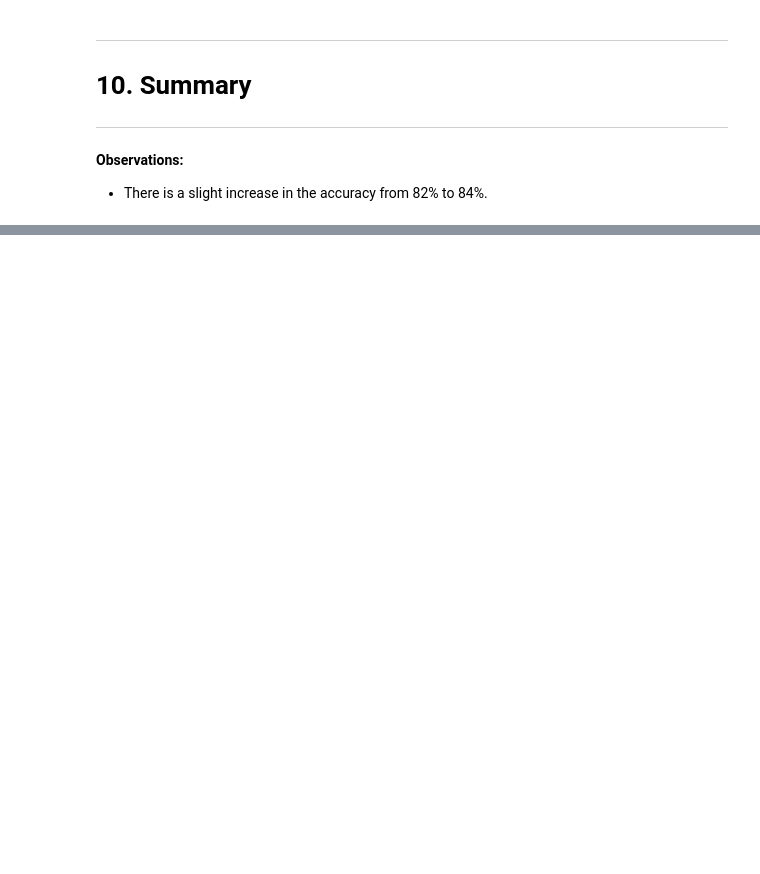
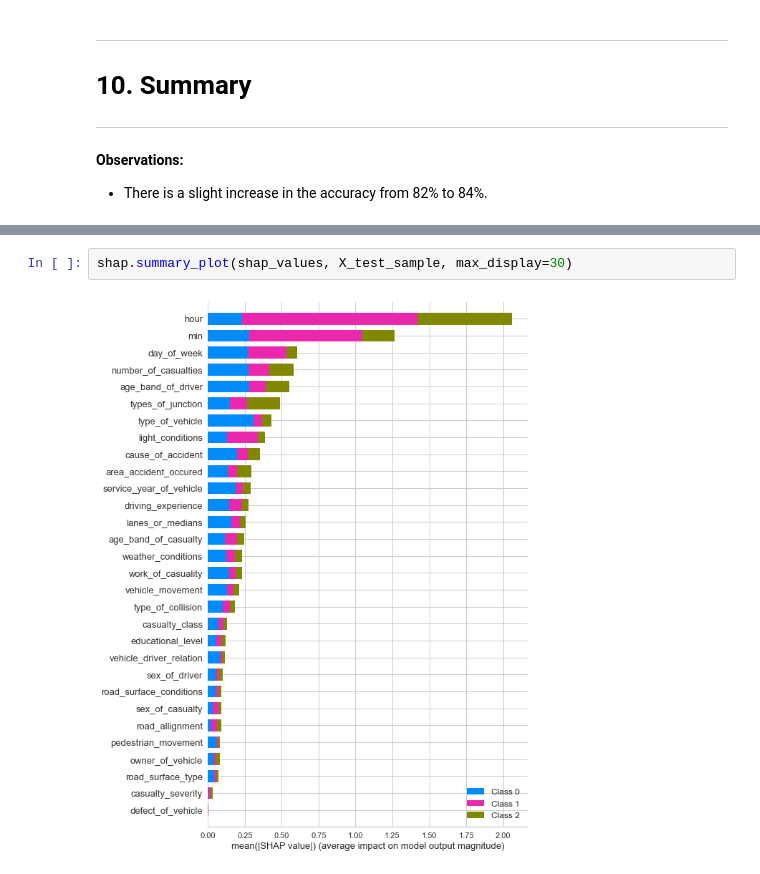
Before and after one commit to pusagar/roadaccidentapp, a Jupyter notebook: Notebook/MGPRTA copy.ipynb, the cells around one changed output, grey strips where cells are left out. Saved outputs shown, nothing was run; the diff lists cells and outputs as text; blank space fills up the shorter version.

```diff
--- a/Notebook/MGPRTA copy.ipynb
+++ b/Notebook/MGPRTA copy.ipynb
@@ -1316,0 +1434,4 @@ NameError: name 'joblib' is not defined
+# %%
+shap.summary_plot(shap_values, X_test_sample, max_display=30)
+# %% [output]
+[figure, added]
```
Also changed, not shown: parts of 56 cells of this notebook.
